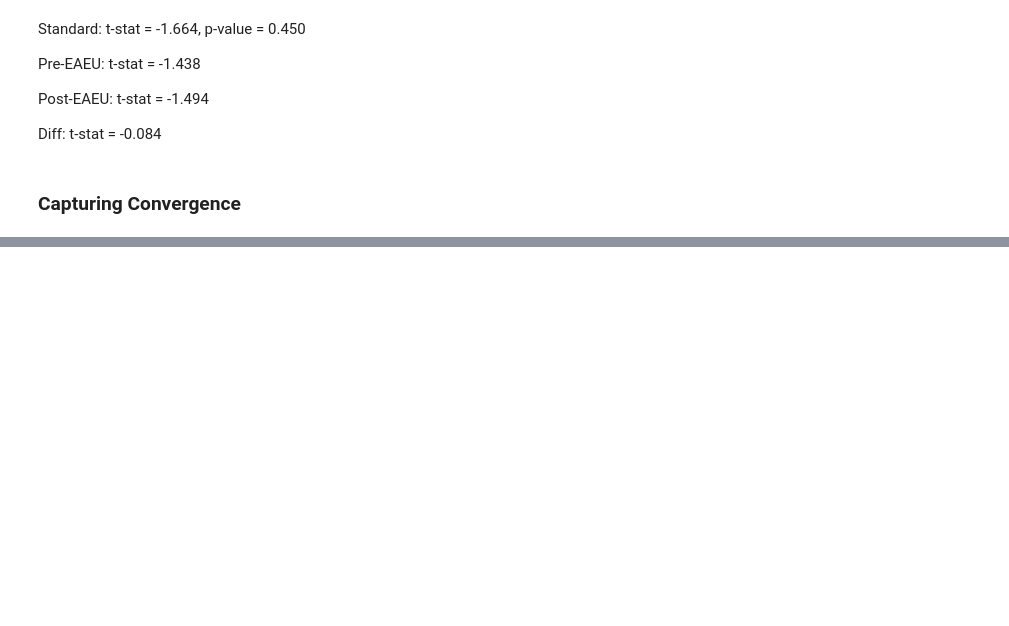
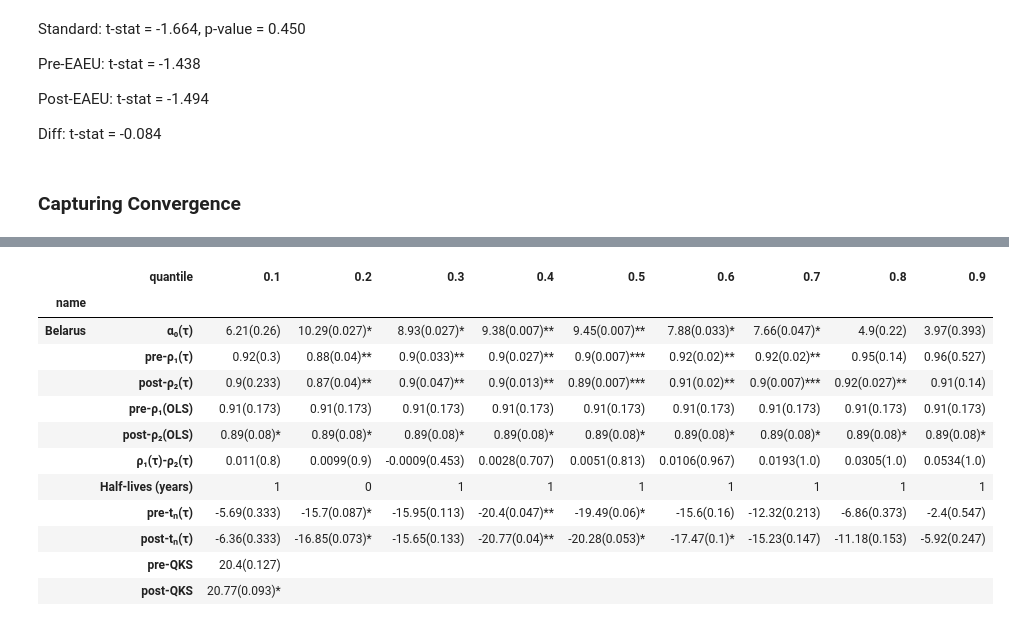
Before and after one commit to vlad-yeghiazaryan/PPP-in-EAEU, a Jupyter notebook: PPP_in_EAEU.ipynb, the cells around one changed output, grey strips where cells are left out. Drawn from its saved outputs; the diff is of its cells as text; code cells hidden in the pictures; blank space fills up the shorter version.

```diff
--- a/PPP_in_EAEU.ipynb
+++ b/PPP_in_EAEU.ipynb
@@ -482,0 +677,17 @@ Diff: t-stat = -0.084
+# %%
+y = data['Belarus']
+y.index.freq = 'MS'
+EAEU = pd.Series((y.index > '2014-12-01').astype(int), index=y.index, name='EAEU')
+qtar_model = QTAR(y, EAEU, 'ct', pmax=12, ic='AIC')
+levels=[0.01,0.05,0.1]
+quantiles = np.arange(0.1, 1, 0.1)
+drop = ['δ²', 'Lags', 'CV1%', 'CV5%', 'CV10%']
+reps = 150
+
+# Should I increase the reps size and remove values of all the models that failed to converge?
+from statsmodels.tools.sm_exceptions import IterationLimitWarning
+import warnings
+warnings.simplefilter('ignore', IterationLimitWarning)
+# %%
+report, results = countryReport(qtar_model, quantiles, reps, levels,
+                                customReport=QTAR_CustomRport, dropColumns=drop)
@@ -482,0 +696,16 @@ Diff: t-stat = -0.084
+# %%
+report
+# %% [output]
+|  | quantile | 0.1 | 0.2 | 0.3 | 0.4 | 0.5 | 0.6 | 0.7 | 0.8 | 0.9 |
+| name |  |  |  |  |  |  |  |  |  |  |
+| Belarus | α₀(τ) | 6.21(0.26) | 10.29(0.027)* | 8.93(0.027)* | 9.38(0.007)** | 9.45(0.007)** | 7.88(0.033)* | 7.66(0.047)* | 4.9(0.22) | 3.97(0.393) |
+|  | pre-ρ₁(τ) | 0.92(0.3) | 0.88(0.04)** | 0.9(0.033)** | 0.9(0.027)** | 0.9(0.007)*** | 0.92(0.02)** | 0.92(0.02)** | 0.95(0.14) | 0.96(0.527) |
+|  | post-ρ₂(τ) | 0.9(0.233) | 0.87(0.04)** | 0.9(0.047)** | 0.9(0.013)** | 0.89(0.007)*** | 0.91(0.02)** | 0.9(0.007)*** | 0.92(0.027)** | 0.91(0.14) |
+|  | pre-ρ₁(OLS) | 0.91(0.173) | 0.91(0.173) | 0.91(0.173) | 0.91(0.173) | 0.91(0.173) | 0.91(0.173) | 0.91(0.173) | 0.91(0.173) | 0.91(0.173) |
+|  | post-ρ₂(OLS) | 0.89(0.08)* | 0.89(0.08)* | 0.89(0.08)* | 0.89(0.08)* | 0.89(0.08)* | 0.89(0.08)* | 0.89(0.08)* | 0.89(0.08)* | 0.89(0.08)* |
+|  | ρ₁(τ)-ρ₂(τ) | 0.011(0.8) | 0.0099(0.9) | -0.0009(0.453) | 0.0028(0.707) | 0.0051(0.813) | 0.0106(0.967) | 0.0193(1.0) | 0.0305(1.0) | 0.0534(1.0) |
+|  | Half-lives (years) | 1 | 0 | 1 | 1 | 1 | 1 | 1 | 1 | 1 |
+|  | pre-tₙ(τ) | -5.69(0.333) | -15.7(0.087)* | -15.95(0.113) | -20.4(0.047)** | -19.49(0.06)* | -15.6(0.16) | -12.32(0.213) | -6.86(0.373) | -2.4(0.547) |
+|  | post-tₙ(τ) | -6.36(0.333) | -16.85(0.073)* | -15.65(0.133) | -20.77(0.04)** | -20.28(0.053)* | -17.47(0.1)* | -15.23(0.147) | -11.18(0.153) | -5.92(0.247) |
+|  | pre-QKS | 20.4(0.127) |  |  |  |  |  |  |  |  |
+|  | post-QKS | 20.77(0.093)* |  |  |  |  |  |  |  |  |
```
Also changed, not shown: parts of 19 cells of this notebook, 6 other files.
